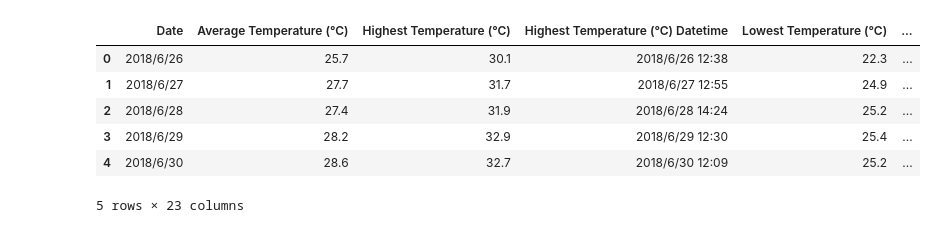
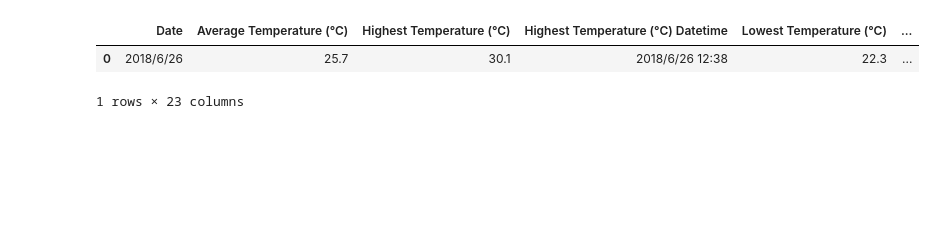
Before and after one commit to dman391/weather_pred, a Jupyter notebook: weather_pred.ipynb, the cells around one changed output. Drawn from its saved outputs; the diff is of its cells as text; code cells hidden in the pictures; blank space fills up the shorter version.

```diff
--- a/weather_pred.ipynb
+++ b/weather_pred.ipynb
@@ -1,18 +1,14 @@
 # %%
 import pandas as pd
 import numpy as np
 
 df = pd.read_csv('tokyo_weather.csv')
 
-df.head(5)
+df.head(1)
 # %% [output]
 |  | Date | Average Temperature (°C) | Highest Temperature (°C) | Highest Temperature (°C) Datetime | Lowest Temperature (°C) | ... |
 | 0 | 2018/6/26 | 25.7 | 30.1 | 2018/6/26 12:38 | 22.3 | ... |
-| 1 | 2018/6/27 | 27.7 | 31.7 | 2018/6/27 12:55 | 24.9 | ... |
-| 2 | 2018/6/28 | 27.4 | 31.9 | 2018/6/28 14:24 | 25.2 | ... |
-| 3 | 2018/6/29 | 28.2 | 32.9 | 2018/6/29 12:30 | 25.4 | ... |
-| 4 | 2018/6/30 | 28.6 | 32.7 | 2018/6/30 12:09 | 25.2 | ... |
-5 rows × 23 columns
+1 rows × 23 columns
 # %%
 import matplotlib.pyplot as plt
 df.plot(x = 'Date' , y = 'Highest Temperature (°C)', kind="line")
```
Also changed, not shown: parts of 5 cells of this notebook.
